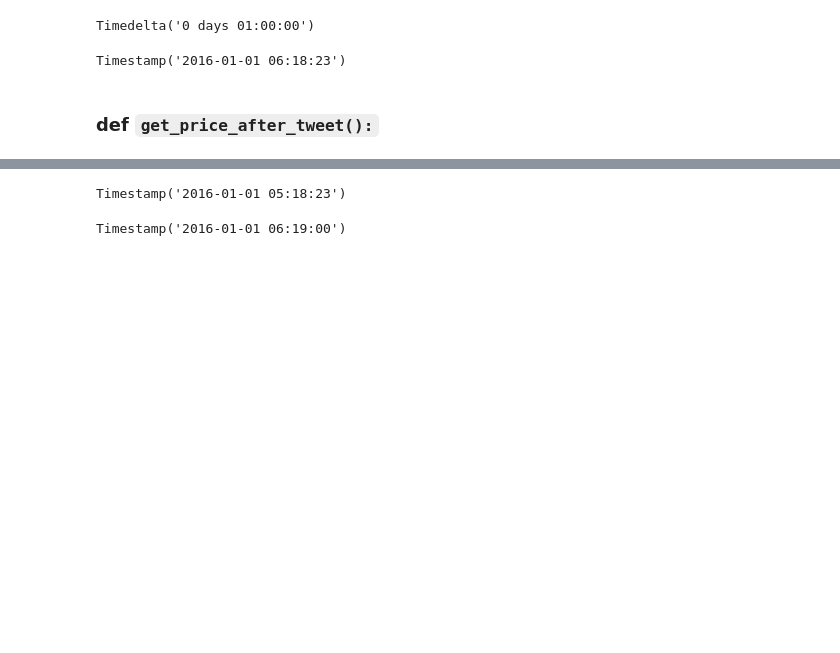
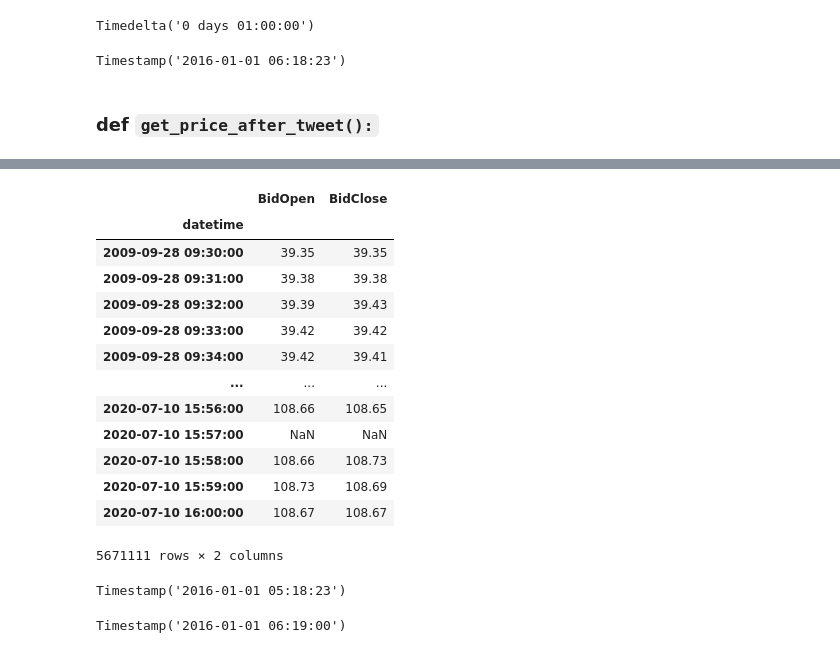
Before and after one commit to jirvingphd/capstone-project-using-trumps-tweets-to-predict-stock-market, a Jupyter notebook: Capstone_Adapted-v2-WIP.ipynb, the cells around one changed output, grey strips where cells are left out. Cells and saved outputs as stored; diff of their text form; code cells hidden in the pictures; blank space fills up the shorter version.

```diff
--- a/Capstone_Adapted-v2-WIP.ipynb
+++ b/Capstone_Adapted-v2-WIP.ipynb
@@ -488,3 +544,20 @@ Freq: T, Name: BidClose, Length: 5671111, dtype: float64
+# %%
+stock_ts
+# %% [output]
+|  | BidOpen | BidClose |
+| datetime |  |  |
+| 2009-09-28 09:30:00 | 39.35 | 39.35 |
+| 2009-09-28 09:31:00 | 39.38 | 39.38 |
+| 2009-09-28 09:32:00 | 39.39 | 39.43 |
+| 2009-09-28 09:33:00 | 39.42 | 39.42 |
+| 2009-09-28 09:34:00 | 39.42 | 39.41 |
+| ... | ... | ... |
+| 2020-07-10 15:56:00 | 108.66 | 108.65 |
+| 2020-07-10 15:57:00 | NaN | NaN |
+| 2020-07-10 15:58:00 | 108.66 | 108.73 |
+| 2020-07-10 15:59:00 | 108.73 | 108.69 |
+| 2020-07-10 16:00:00 | 108.67 | 108.67 |
+5671111 rows × 2 columns
 # %%
 test_ts = twitter_df['date'][-1]
 test_ts
```
Also changed, not shown: parts of 24 cells of this notebook, 1 other file.
